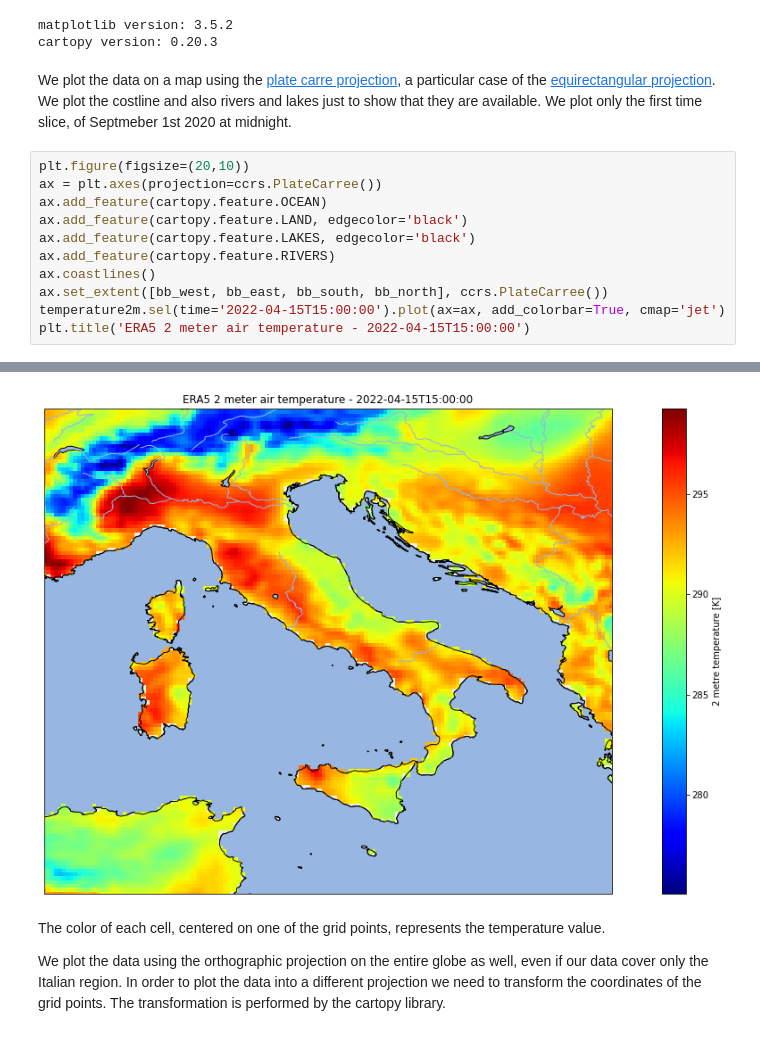
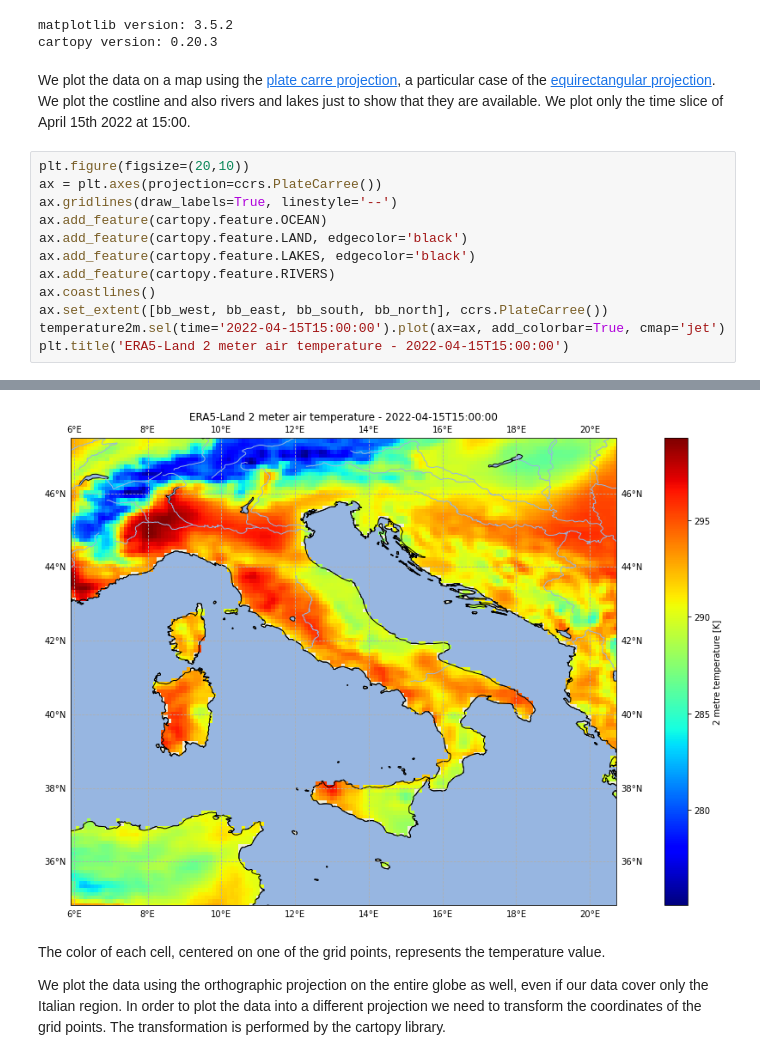
Before and after one commit to luigiselmi/wekeo_jnc, a Jupyter notebook: era5_temperature.ipynb, the cells around one changed output, grey strips where cells are left out. Cells and saved outputs as stored; diff of their text form.

```diff
--- a/era5_temperature.ipynb
+++ b/era5_temperature.ipynb
@@ -262,10 +275,11 @@ print("cartopy version: %s"%cartopy.__version__)
 matplotlib version: 3.5.2
 cartopy version: 0.20.3
 # %% [markdown]
-We plot the data on a map using the [plate carre projection](https://scitools.org.uk/cartopy/docs/v0.15/crs/projections.html#platecarree), a particular case of the [equirectangular projection](https://en.wikipedia.org/wiki/Equirectangular_projection). We plot the costline and also rivers and lakes just to show that they are available. We plot only the first time slice, of Septmeber 1st 2020 at midnight.
+We plot the data on a map using the [plate carre projection](https://scitools.org.uk/cartopy/docs/v0.15/crs/projections.html#platecarree), a particular case of the [equirectangular projection](https://en.wikipedia.org/wiki/Equirectangular_projection). We plot the costline and also rivers and lakes just to show that they are available. We plot only the time slice of April 15th 2022 at 15:00.
 # %%
 plt.figure(figsize=(20,10))
 ax = plt.axes(projection=ccrs.PlateCarree())
+ax.gridlines(draw_labels=True, linestyle='--')
 ax.add_feature(cartopy.feature.OCEAN)
 ax.add_feature(cartopy.feature.LAND, edgecolor='black')
 ax.add_feature(cartopy.feature.LAKES, edgecolor='black')
@@ -273,5 +287,5 @@ ax.add_feature(cartopy.feature.RIVERS)
 ax.coastlines()
 ax.set_extent([bb_west, bb_east, bb_south, bb_north], ccrs.PlateCarree())
 temperature2m.sel(time='2022-04-15T15:00:00').plot(ax=ax, add_colorbar=True, cmap='jet')
-plt.title('ERA5 2 meter air temperature - 2022-04-15T15:00:00')
+plt.title('ERA5-Land 2 meter air temperature - 2022-04-15T15:00:00')
 # %% [output]
@@ -279,4 +293,4 @@ Text(0.5, 1.0, 'ERA5 2 meter air temperature - 2022-04-15T15:00:00')
-[figure, old version]
+[figure, new version]
 # %% [markdown]
 The color of each cell, centered on one of the grid points, represents the temperature value.
 
```
Also changed, not shown: parts of 34 cells of this notebook.
